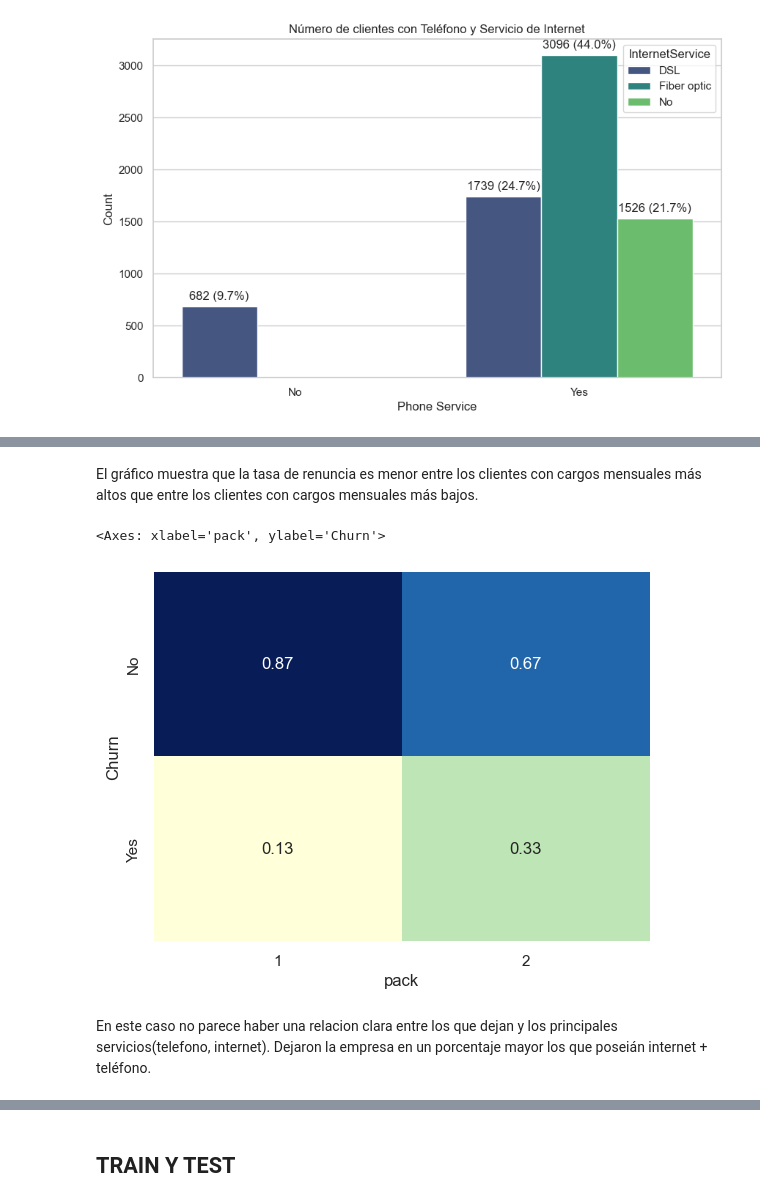
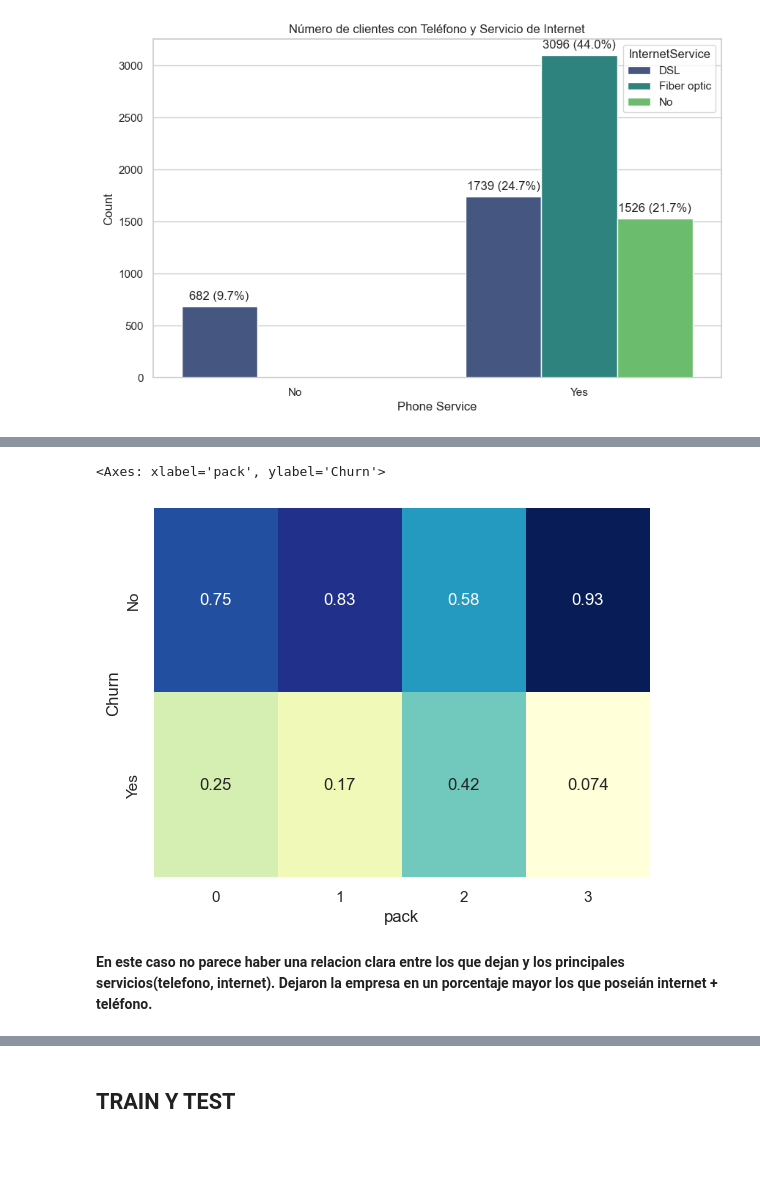
Before and after one commit to yoriohe/PR0Y3CT0_C0D3RH0US3, a Jupyter notebook: proyecto_final_yorio.ipynb, the cells around one changed output, grey strips where cells are left out. Drawn from its saved outputs; the diff is of its cells as text; code cells hidden in the pictures; blank space fills up the shorter version.

```diff
--- a/proyecto_final_yorio.ipynb
+++ b/proyecto_final_yorio.ipynb
@@ -633,0 +758,3 @@ plt.show()
+# %%
+#Buscamos aquellos fitures que no son numéricos si no se encuentran en la función describe.
+text_data_features = [i for i in list(df1.columns) if i not in list(df1.describe().columns)]
@@ -633,0 +782,5 @@ plt.show()
+# %%
+le = LabelEncoder()
+for i in text_data_features :
+    df1[i] = le.fit_transform(df1[i])
+    print(i,' : ',df1[i].unique(),' = ',le.inverse_transform(df1[i].unique()))
@@ -634,7 +815,7 @@ plt.show()
 # %%
 #Busco ver cuantos servicios de internet tiene cada cliente. Creo columna.
 
-df["Cant_Internet"]= df["InternetService"]+ df["OnlineSecurity"] + df["OnlineBackup"]+ df["DeviceProtection"]+ df["TechSupport"]+ df["StreamingTV"]+df["StreamingMovies"]
+df1["Cant_Internet"]= df1["InternetService"]+ df1["OnlineSecurity"] + df1["OnlineBackup"]+ df1["DeviceProtection"]+ df1["TechSupport"]+ df1["StreamingTV"]+df1["StreamingMovies"]
 # %%
 #Creo columna para ver quienes tienen internet + telefono.
-df["pack"]= df["PhoneService"] + df["InternetService"]
+df1["pack"]= df1["PhoneService"] + df1["InternetService"]
@@ -765,12 +842,10 @@ plt.show()
-# %% [markdown]
-El gráfico muestra que la tasa de renuncia es menor entre los clientes con cargos mensuales más altos que entre los clientes con cargos mensuales más bajos.
 # %%
-sns.heatmap(pd.crosstab(df.Churn, df.pack, normalize='columns'),
+sns.heatmap(pd.crosstab(df.Churn, df1.pack, normalize='columns'),
             cmap="YlGnBu", annot=True, cbar=False)
 # %% [output]
 <Axes: xlabel='pack', ylabel='Churn'>
-[figure, old version]
+[figure, new version]
 # %% [markdown]
-En este caso no parece haber una relacion clara entre los que dejan y los principales servicios(telefono, internet).
-Dejaron la empresa en un porcentaje mayor los que poseián internet + teléfono.
+**En este caso no parece haber una relacion clara entre los que dejan y los principales servicios(telefono, internet).
+Dejaron la empresa en un porcentaje mayor los que poseián internet + teléfono.**
 # %%
```
Also changed, not shown: parts of 120 cells of this notebook.
